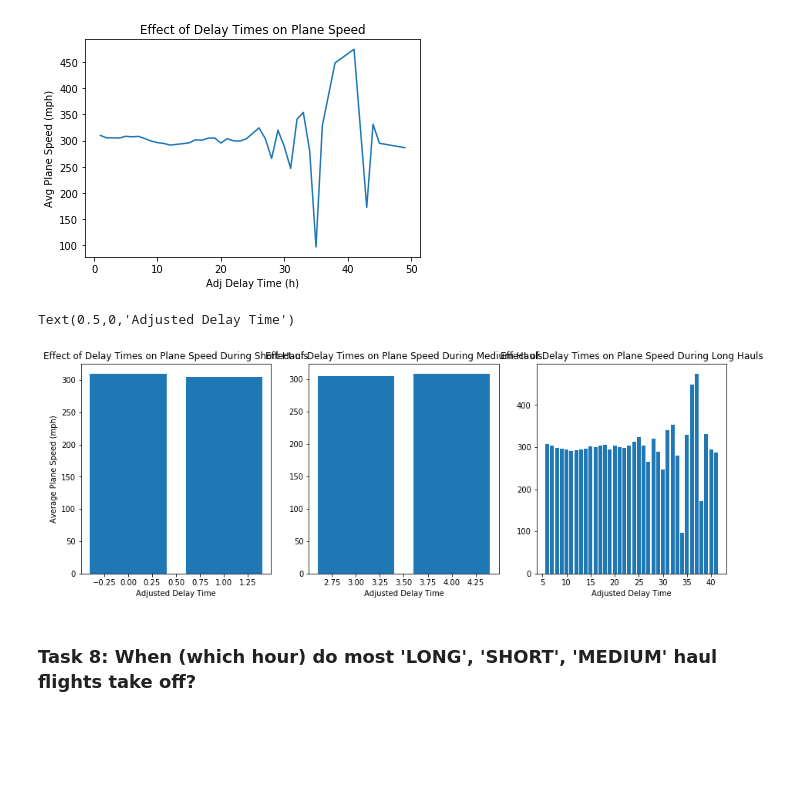
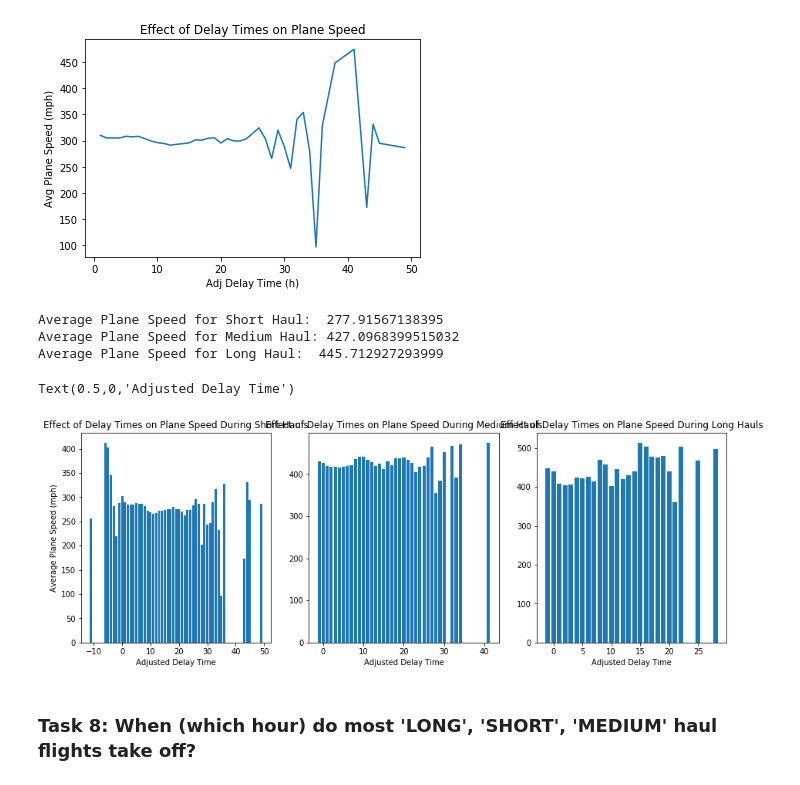
Before and after one commit to keatonmaruyali/LighthouseLabs-DS-Midterm-Project, a Jupyter notebook: Midterm_project.ipynb, the cells around one changed output. Cells and saved outputs as stored; diff of their text form; code cells hidden in the pictures; blank space fills up the shorter version.

```diff
--- a/Midterm_project.ipynb
+++ b/Midterm_project.ipynb
@@ -213,32 +215,46 @@ plt.ylabel('Avg Plane Speed (mph)')
 # %% [output]
 Text(0,0.5,'Avg Plane Speed (mph)')
 [figure]
+# %%
+df_flights_planeSpeed['Adj Elapsed Time'] = (df_flights_planeSpeed['Elapsed Time']//60)
+
+df_short_haul2 = df_flights_planeSpeed.loc[df_flights_planeSpeed['Adj Elapsed Time'] < 3]
+df_medium_haul2 = df_flights_planeSpeed.loc[(df_flights_planeSpeed['Adj Elapsed Time'] > 3) & \
+                                               (df_flights_planeSpeed['Adj Elapsed Time'] < 6)]
+df_long_haul2 = df_flights_planeSpeed.loc[df_flights_planeSpeed['Adj Elapsed Time'] > 6]
+
+df_short_haul2 = df_short_haul2.groupby('Adj Delay Time').mean().reset_index()
+df_medium_haul2 = df_medium_haul2.groupby('Adj Delay Time').mean().reset_index()
+df_long_haul2 = df_long_haul2.groupby('Adj Delay Time').mean().reset_index()
+
+print('Average Plane Speed for Short Haul: ',df_short_haul2['plane_speed'].mean())
+print('Average Plane Speed for Medium Haul:', df_medium_haul2['plane_speed'].mean())
+print('Average Plane Speed for Long Haul: ',df_long_haul2['plane_speed'].mean())
+# %% [output]
+Average Plane Speed for Short Haul:  277.91567138395
+Average Plane Speed for Medium Haul: 427.0968399515032
+Average Plane Speed for Long Haul:  445.712927293999
 # %%
-df_short_haul2 = df_flights_planeSpeed_red.loc[df_flights_planeSpeed_red['Adj Delay Time'] < 3]
-df_medium_haul2 = df_flights_planeSpeed_red.loc[(df_flights_planeSpeed_red['Adj Delay Time'] > 3) & \
-                                               (df_flights_planeSpeed_red['Adj Delay Time'] < 6)]
-df_long_haul2 = df_flights_planeSpeed_red.loc[df_flights_planeSpeed_red['Adj Delay Time'] > 6]
-
 import matplotlib.pyplot as plt
 plt.subplots(figsize=(15,5))
 plt.subplot(1, 3, 1)
-plt.bar(df_short_haul2.index, df_short_haul2['plane_speed'])
+plt.bar(df_short_haul2['Adj Delay Time'], df_short_haul2['plane_speed'])
 plt.title('Effect of Delay Times on Plane Speed During Short Hauls')
 plt.xlabel('Adjusted Delay Time')
 plt.ylabel('Average Plane Speed (mph)')
 
 plt.subplot(1, 3, 2)
-plt.bar(df_medium_haul2.index, df_medium_haul2['plane_speed'])
+plt.bar(df_medium_haul2['Adj Delay Time'], df_medium_haul2['plane_speed'])
 plt.title('Effect of Delay Times on Plane Speed During Medium Hauls')
 plt.xlabel('Adjusted Delay Time')
 
 plt.subplot(1, 3, 3)
-plt.bar(df_long_haul2.index, df_long_haul2['plane_speed'])
+plt.bar(df_long_haul2['Adj Delay Time'], df_long_haul2['plane_speed'])
 plt.title('Effect of Delay Times on Plane Speed During Long Hauls')
 plt.xlabel('Adjusted Delay Time')
 # %% [output]
 Text(0.5,0,'Adjusted Delay Time')
-[figure, old version]
+[figure, new version]
 # %% [markdown]
 ### **Task 8:** When (which hour) do most 'LONG', 'SHORT', 'MEDIUM' haul flights take off?
 # %%
```
Also changed, not shown: parts of 4 cells of this notebook.
